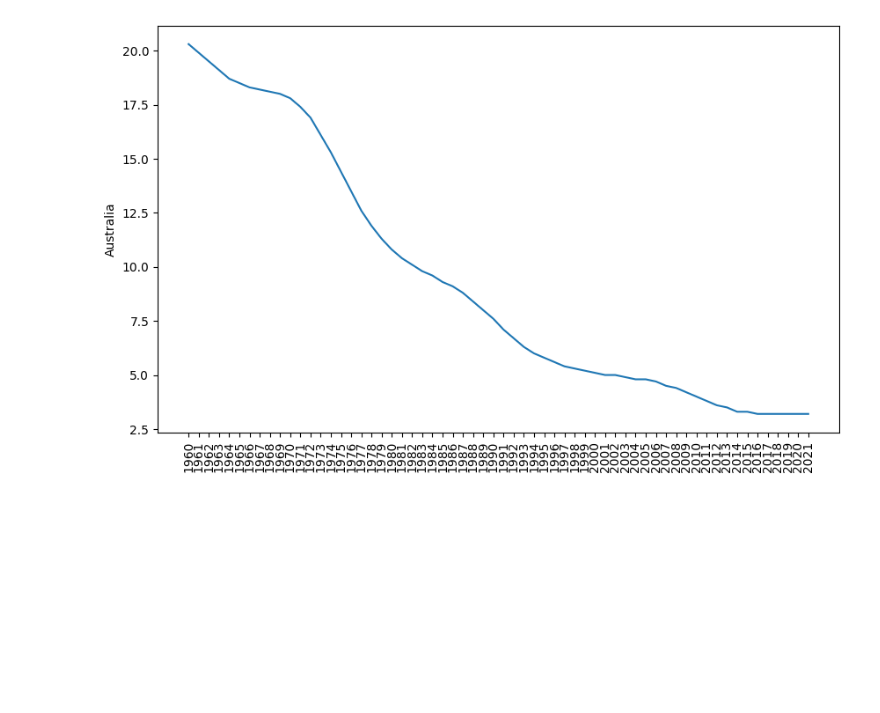
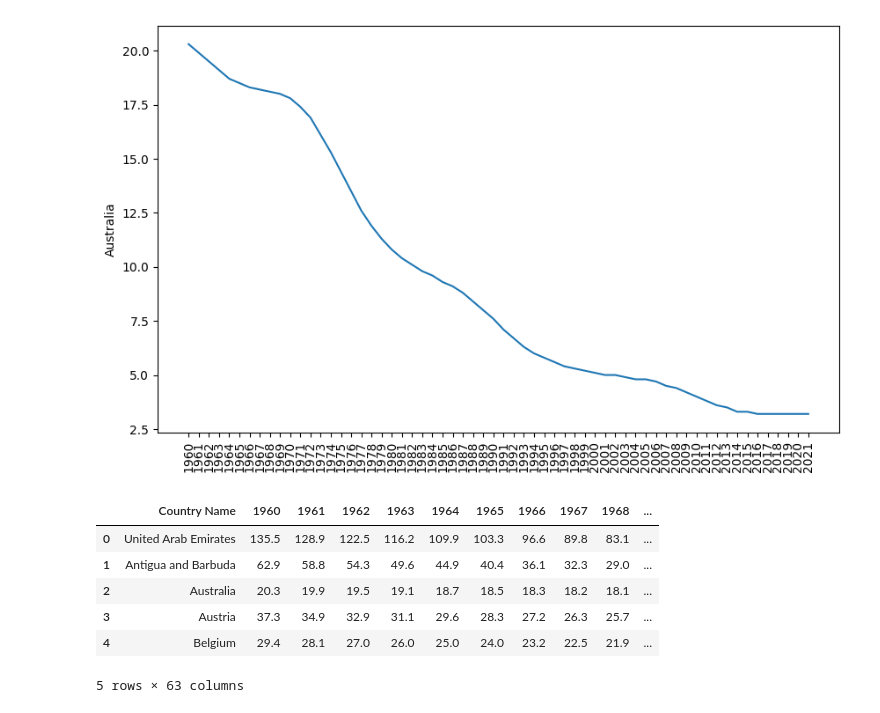
Before and after one commit to Kowallskiy/world_education, a Jupyter notebook: mortality.ipynb, the cells around one changed output. Saved outputs shown, nothing was run; the diff lists cells and outputs as text; code cells hidden in the pictures; blank space fills up the shorter version.

```diff
--- a/mortality.ipynb
+++ b/mortality.ipynb
@@ -75,0 +78,10 @@ plt.show()
+# %%
+t1.head()
+# %% [output]
+|  | Country Name | 1960 | 1961 | 1962 | 1963 | 1964 | 1965 | 1966 | 1967 | 1968 | ... |
+| 0 | United Arab Emirates | 135.5 | 128.9 | 122.5 | 116.2 | 109.9 | 103.3 | 96.6 | 89.8 | 83.1 | ... |
+| 1 | Antigua and Barbuda | 62.9 | 58.8 | 54.3 | 49.6 | 44.9 | 40.4 | 36.1 | 32.3 | 29.0 | ... |
+| 2 | Australia | 20.3 | 19.9 | 19.5 | 19.1 | 18.7 | 18.5 | 18.3 | 18.2 | 18.1 | ... |
+| 3 | Austria | 37.3 | 34.9 | 32.9 | 31.1 | 29.6 | 28.3 | 27.2 | 26.3 | 25.7 | ... |
+| 4 | Belgium | 29.4 | 28.1 | 27.0 | 26.0 | 25.0 | 24.0 | 23.2 | 22.5 | 21.9 | ... |
+5 rows × 63 columns
```
Also changed, not shown: parts of 8 cells of this notebook.
